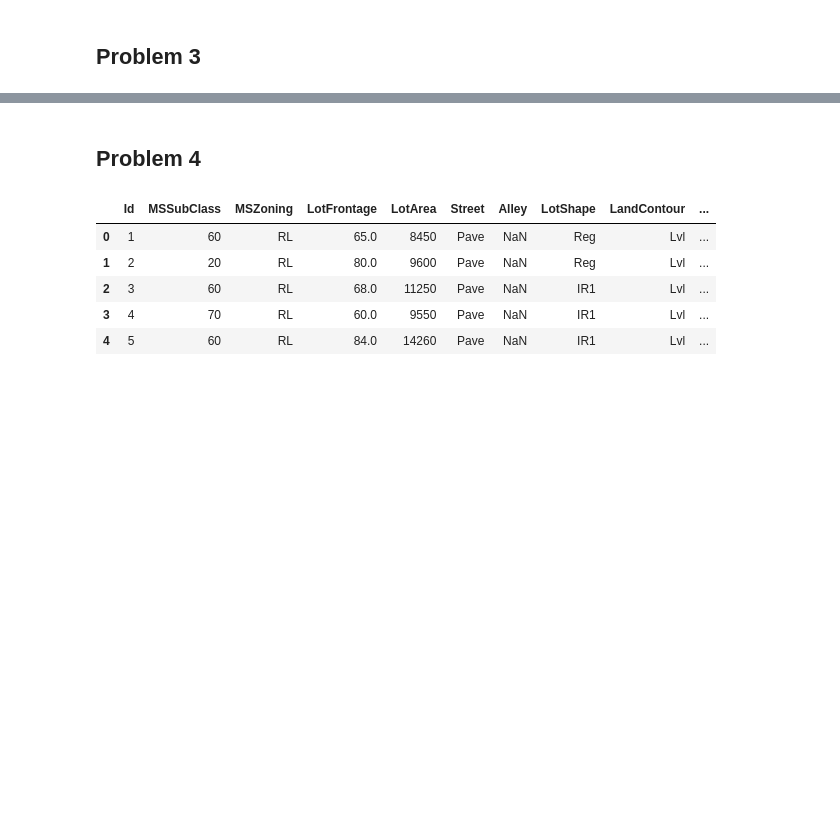
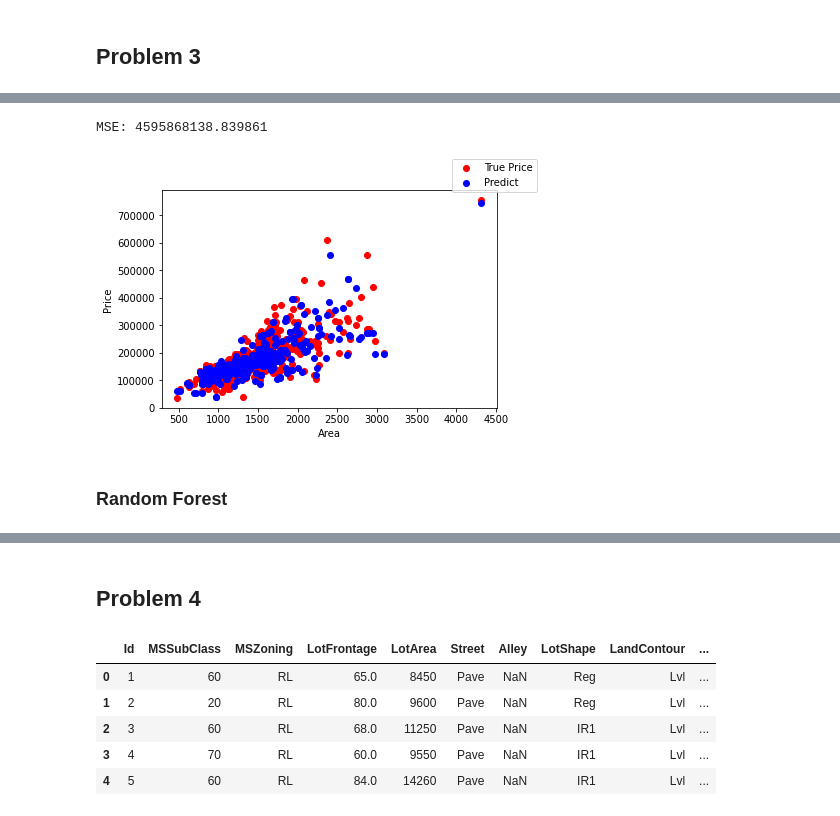
Before and after one commit to PhucNguyenAH/DIVEINTOCODE_term1_week4, a Jupyter notebook: house_prices.ipynb, the cells around one changed output, grey strips where cells are left out. Drawn from its saved outputs; the diff is of its cells as text; code cells hidden in the pictures; blank space fills up the shorter version.

```diff
--- a/house_prices.ipynb
+++ b/house_prices.ipynb
@@ -126,0 +120,17 @@ def display_outputs(title,y_prediction):
+# %%
+regressor = DecisionTreeRegressor(random_state=0)
+regressor.fit(X_train[:,0].reshape(-1, 1), y_train)
+y_predict_dt = regressor.predict(X_test[:,0].reshape(-1, 1))
+print("MSE:",mean_squared_error(y_test,y_predict_dt))
+dt1 = mean_squared_error(y_test,y_predict_dt)
+plt.scatter(X_test[:,0], y_test, c="Red",label="True Price")
+plt.scatter(X_test[:,0], y_predict_dt, c="Blue",label="Predict")
+plt.xlabel("Area")
+plt.ylabel("Price")
+plt.figlegend()
+plt.show()
+# %% [output]
+MSE: 4595868138.839861
+[figure, added]
+# %% [markdown]
+### Random Forest
```
Also changed, not shown: parts of 48 cells of this notebook.
